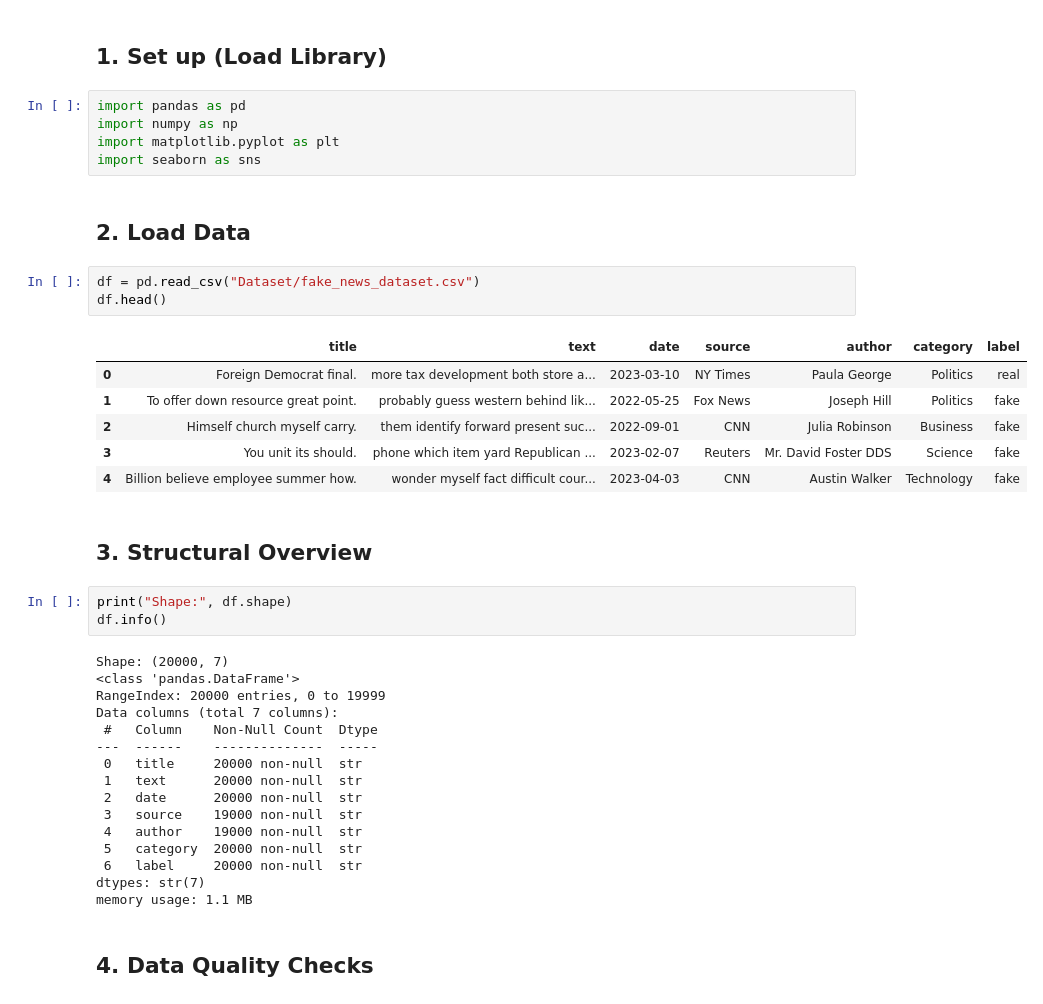
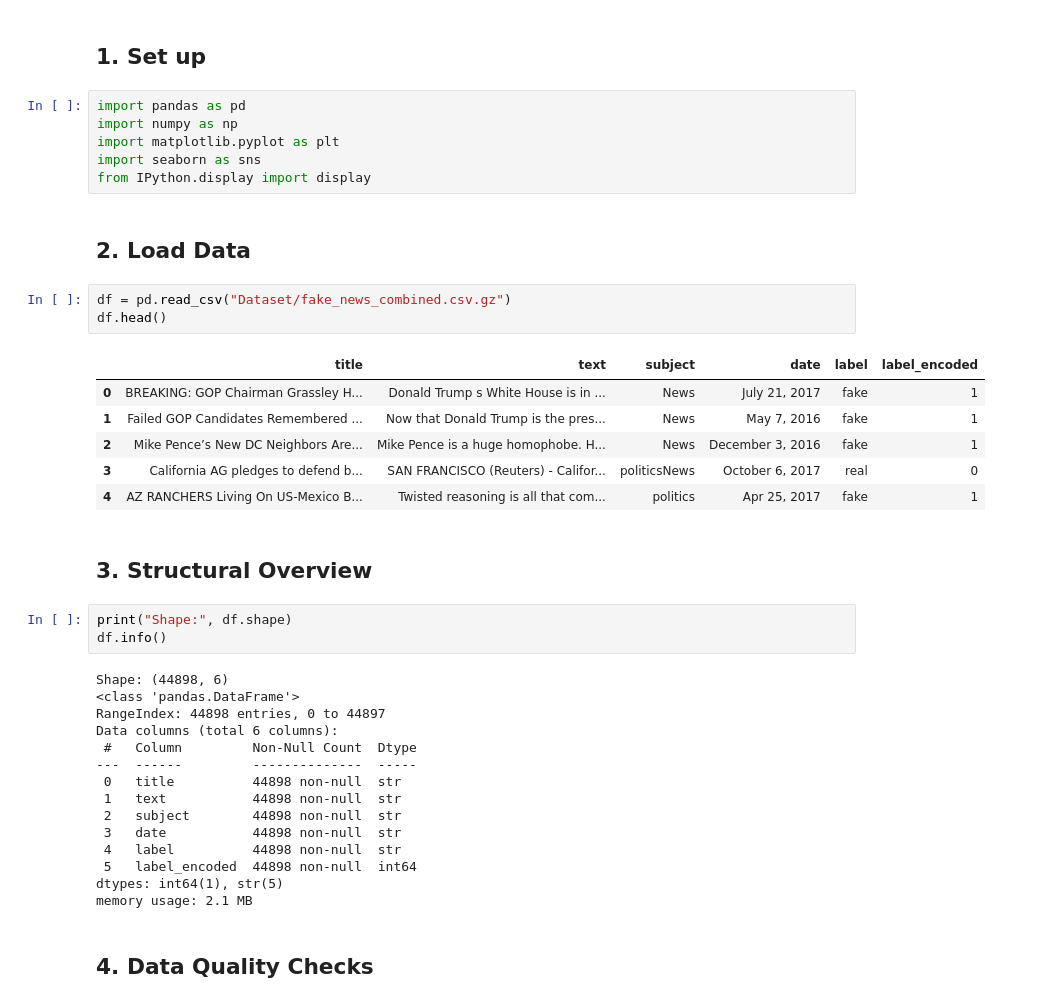
Before and after one commit to jirapon000/XDS_Fake_New_Detection, a Jupyter notebook: dataset_eda.ipynb, the cells around one changed output. Saved outputs shown, nothing was run; the diff lists cells and outputs as text.

```diff
--- a/dataset_eda.ipynb
+++ b/dataset_eda.ipynb
@@ -3,43 +5,43 @@
 # %% [markdown]
-## 1. Set up (Load Library)
+## 1. Set up
 # %%
 import pandas as pd
 import numpy as np
 import matplotlib.pyplot as plt
 import seaborn as sns
+from IPython.display import display
 # %% [markdown]
 ## 2. Load Data
 # %%
-df = pd.read_csv("Dataset/fake_news_dataset.csv")
+df = pd.read_csv("Dataset/fake_news_combined.csv.gz")
 df.head()
 # %% [output]
-|  | title | text | date | source | author | category | label |
-| 0 | Foreign Democrat final. | more tax development both store a... | 2023-03-10 | NY Times | Paula George | Politics | real |
-| 1 | To offer down resource great point. | probably guess western behind lik... | 2022-05-25 | Fox News | Joseph Hill | Politics | fake |
-| 2 | Himself church myself carry. | them identify forward present suc... | 2022-09-01 | CNN | Julia Robinson | Business | fake |
-| 3 | You unit its should. | phone which item yard Republican ... | 2023-02-07 | Reuters | Mr. David Foster DDS | Science | fake |
-| 4 | Billion believe employee summer how. | wonder myself fact difficult cour... | 2023-04-03 | CNN | Austin Walker | Technology | fake |
+|  | title | text | subject | date | label | label_encoded |
+| 0 | BREAKING: GOP Chairman Grassley H... | Donald Trump s White House is in ... | News | July 21, 2017 | fake | 1 |
+| 1 | Failed GOP Candidates Remembered ... | Now that Donald Trump is the pres... | News | May 7, 2016 | fake | 1 |
+| 2 | Mike Pence’s New DC Neighbors Are... | Mike Pence is a huge homophobe. H... | News | December 3, 2016 | fake | 1 |
+| 3 | California AG pledges to defend b... | SAN FRANCISCO (Reuters) - Califor... | politicsNews | October 6, 2017 | real | 0 |
+| 4 | AZ RANCHERS Living On US-Mexico B... | Twisted reasoning is all that com... | politics | Apr 25, 2017 | fake | 1 |
 # %% [markdown]
 ## 3. Structural Overview
 # %%
 print("Shape:", df.shape)
 df.info()
 # %% [output]
-Shape: (20000, 7)
+Shape: (44898, 6)
 <class 'pandas.DataFrame'>
-RangeIndex: 20000 entries, 0 to 19999
-Data columns (total 7 columns):
- #   Column    Non-Null Count  Dtype
----  ------    --------------  -----
- 0   title     20000 non-null  str
- 1   text      20000 non-null  str
- 2   date      20000 non-null  str
- 3   source    19000 non-null  str
- 4   author    19000 non-null  str
- 5   category  20000 non-null  str
- 6   label     20000 non-null  str
-dtypes: str(7)
-memory usage: 1.1 MB
+RangeIndex: 44898 entries, 0 to 44897
+Data columns (total 6 columns):
+ #   Column         Non-Null Count  Dtype
+---  ------         --------------  -----
+ 0   title          44898 non-null  str
+ 1   text           44898 non-null  str
+ 2   subject        44898 non-null  str
+ 3   date           44898 non-null  str
+ 4   label          44898 non-null  str
+ 5   label_encoded  44898 non-null  int64
+dtypes: int64(1), str(5)
+memory usage: 2.1 MB
 # %% [markdown]
 ## 4. Data Quality Checks
 # %% [markdown]
```
Also changed, not shown: parts of 72 cells of this notebook, 11 other files.
